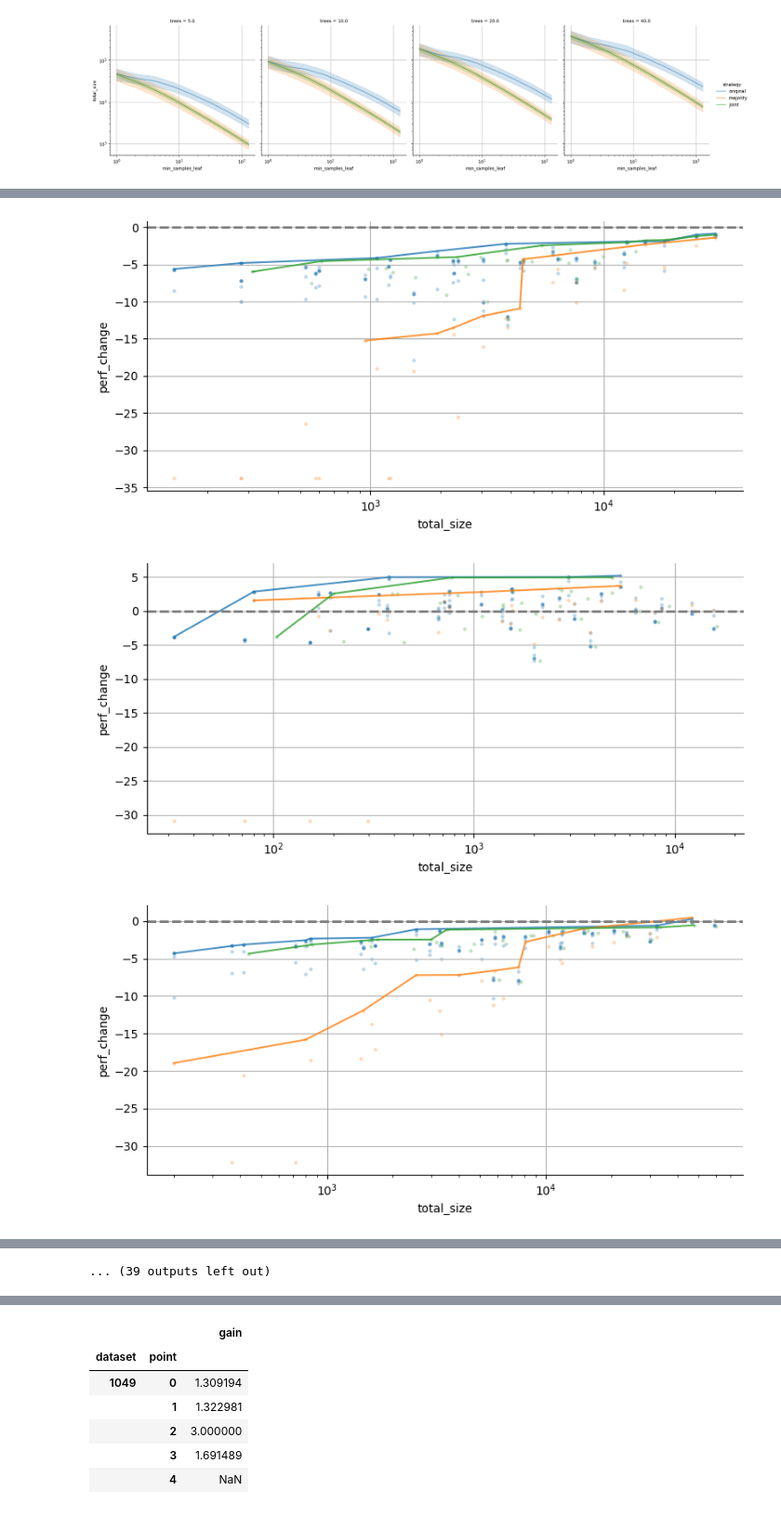
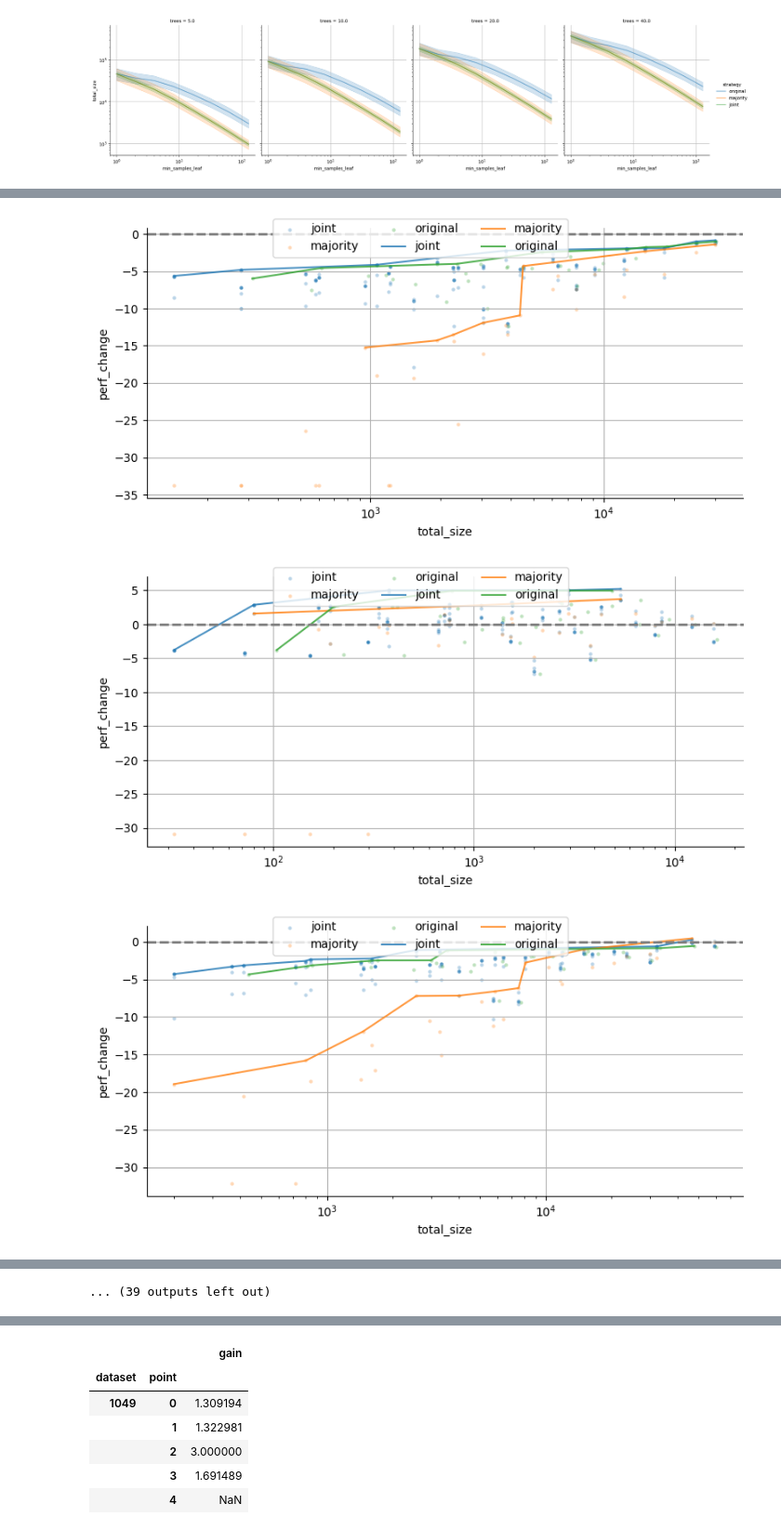
Before and after one commit to jonnor/leaf-clustering, a Jupyter notebook: notebooks/HyperParameters.ipynb, the cells around one changed output, grey strips where cells are left out. Shown at 93% size. Cells and saved outputs as stored; diff of their text form; code cells hidden in the pictures.

```diff
--- a/notebooks/HyperParameters.ipynb
+++ b/notebooks/HyperParameters.ipynb
@@ -324,8 +323,8 @@ for idx, g_df in groups:
                          )
 
     #g.figure.tight_layout()
-    g.figure.legends = []
-    #g.figure.legend(loc="upper center", ncol=3)
+    #g.figure.legends = []
+    g.figure.legend(loc="upper center", ncol=3)
 
     g.set(xscale="log")
     #g.set(ylim=(-20, 10))
@@ -340,3 +339,3 @@ for idx, g_df in groups:
-[figure, old version]
+[figure, new version]
-[figure, old version]
+[figure, new version]
-[figure, old version]
+[figure, new version]
```
Also changed, not shown: parts of 7 cells of this notebook, 1 other file.
